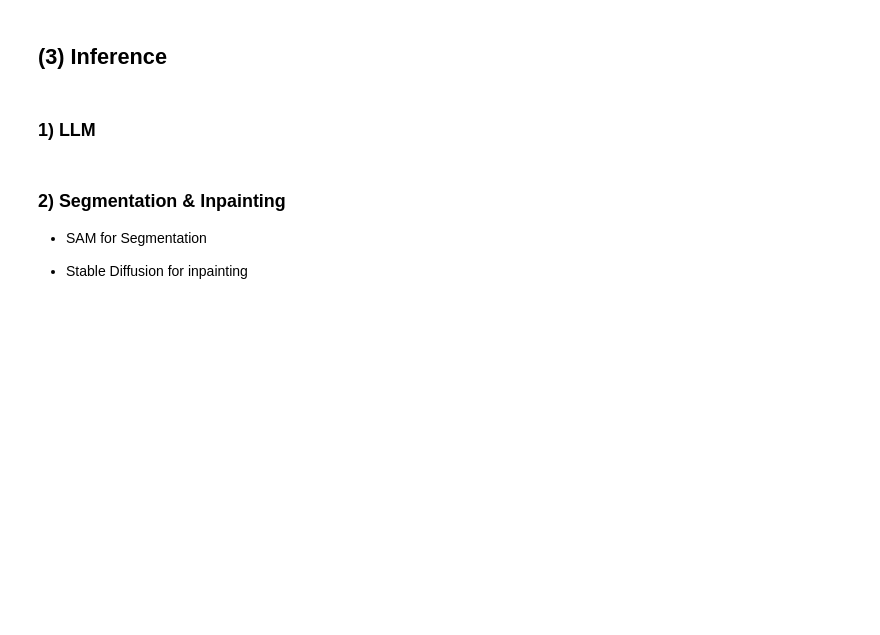
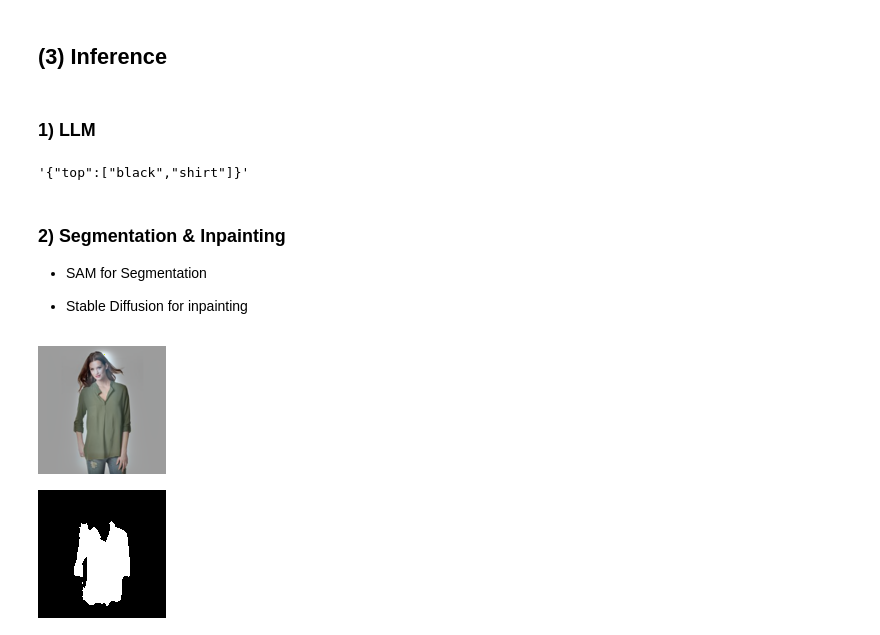
Before and after one commit to outta-3-project-1691/outta_3_project, a Jupyter notebook: final_pipe.ipynb, the cells around one changed output. Cells and saved outputs as stored; diff of their text form; code cells hidden in the pictures; blank space fills up the shorter version.

Commit message:
close #6 add prompt tunnning

```diff
--- a/final_pipe.ipynb
+++ b/final_pipe.ipynb
@@ -97,11 +121,13 @@ plt.show()
 # [Example]
 # prompt = "A Red short skirt, high quality, detailed, cute, with a lot of details, ."
 # negative_prompt = "ugly"
-prompt = ""
-negative_prompt = ""
+prompt = "I want to change the top of the woman to a simple black shirt"
+negative_prompt = "complex pattern, worst_quality, low_quality, bad anatomy, cropped hands, extra digit, fewer digit, text, error, jpeg artifacts"
 
-text = LLM(prompt)
-text.text
+text = LLM(f'{prompt}')
+text
+# %% [output]
+'{"top":["black","shirt"]}'
 # %% [markdown]
 ### **2) Segmentation & Inpainting**
 - SAM for Segmentation
@@ -116,7 +142,10 @@ sd_pipe = StableDiffusionInpaintPipeline.from_pretrained(
 # %%
 # [4] 빈칸을 작성하시오.
 # 이미지와 모델을 받아 Diffusion 모델에 적합한 형태로 전처리하는 함수 호출
-image_source_pil, image_mask_pil = preprop_for_diffusion(image, model)
+image_source_pil, image_mask_pil = preprop_for_diffusion(image, vis_output_model=vis_output_model)
+# %% [output]
+[figure, added]
+[figure, added]
 # %%
 # [5] 빈칸을 작성하시오.
 # 이미지 생성 함수 호출: 주어진 이미지와 마스크를 기반으로 새로운 이미지를 생성
```
Also changed, not shown: parts of 8 cells of this notebook.
